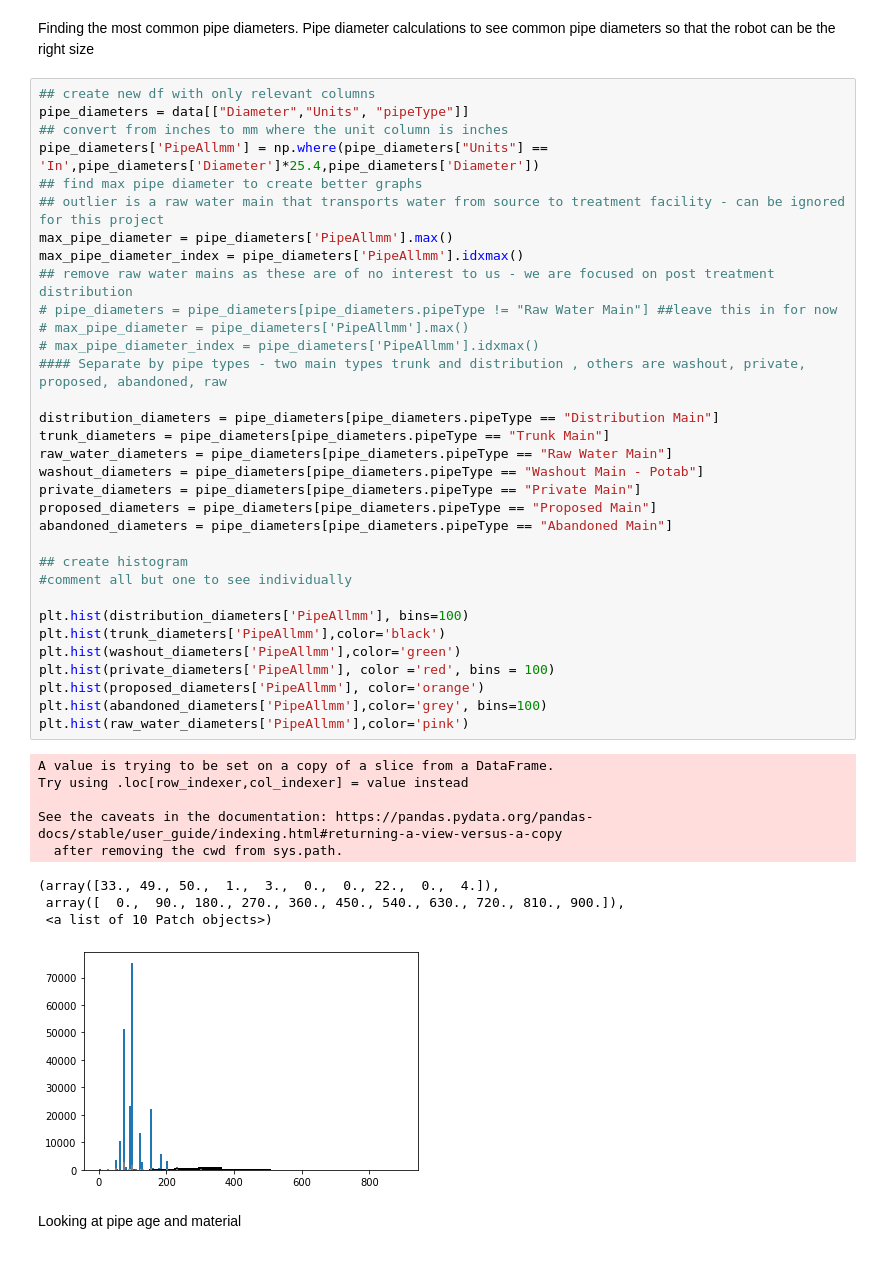
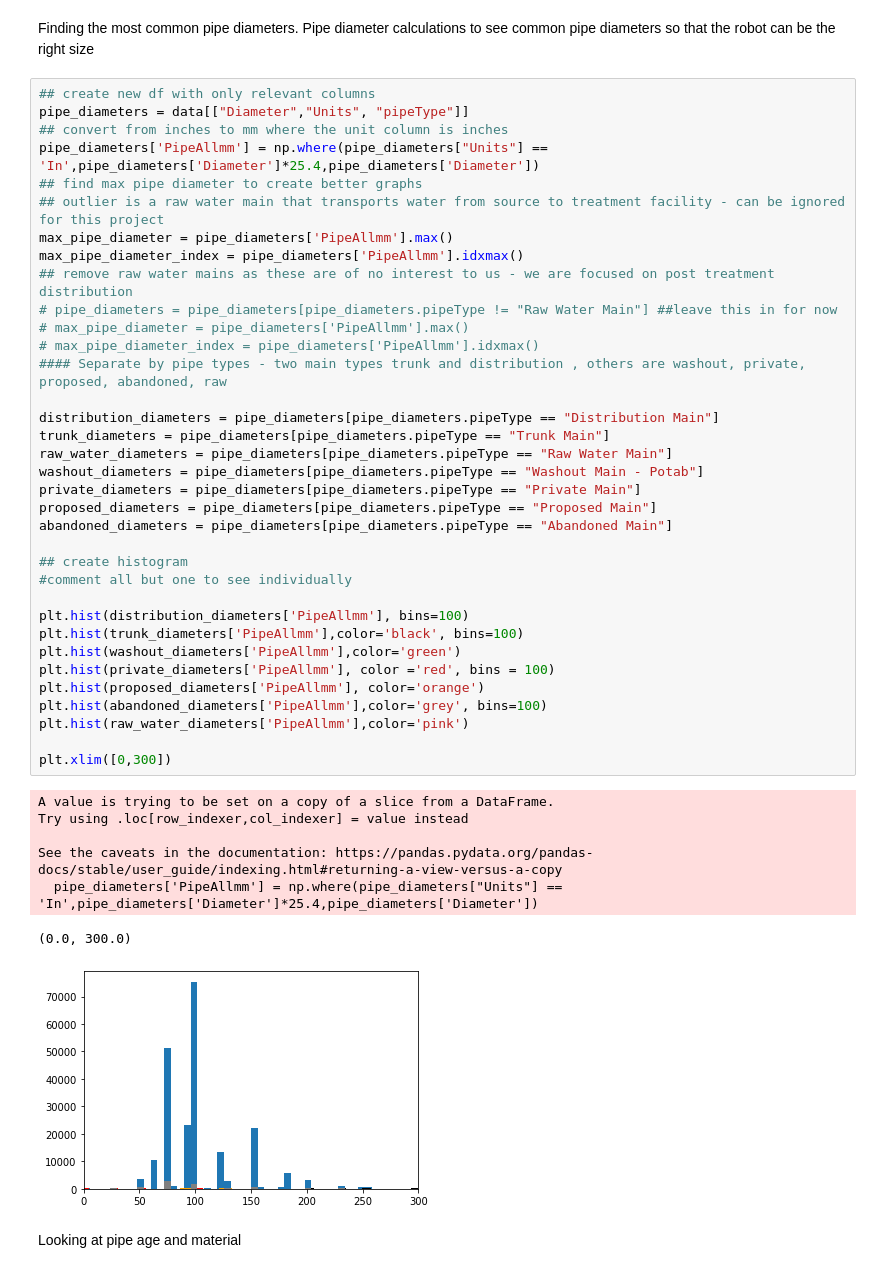
Before and after one commit to OP439/Futures, a Jupyter notebook: WessexWaterData/DatasetInvestigation.ipynb, the cells around one changed output. Cells and saved outputs as stored; diff of their text form.

```diff
--- a/WessexWaterData/DatasetInvestigation.ipynb
+++ b/WessexWaterData/DatasetInvestigation.ipynb
@@ -17,39 +17,39 @@ pipe_diameters['PipeAllmm'] = np.where(pipe_diameters["Units"] == 'In',pipe_diam
 max_pipe_diameter = pipe_diameters['PipeAllmm'].max()
 max_pipe_diameter_index = pipe_diameters['PipeAllmm'].idxmax()
 ## remove raw water mains as these are of no interest to us - we are focused on post treatment distribution
 # pipe_diameters = pipe_diameters[pipe_diameters.pipeType != "Raw Water Main"] ##leave this in for now
 # max_pipe_diameter = pipe_diameters['PipeAllmm'].max()
 # max_pipe_diameter_index = pipe_diameters['PipeAllmm'].idxmax()
 #### Separate by pipe types - two main types trunk and distribution , others are washout, private, proposed, abandoned, raw
 
 distribution_diameters = pipe_diameters[pipe_diameters.pipeType == "Distribution Main"]
 trunk_diameters = pipe_diameters[pipe_diameters.pipeType == "Trunk Main"]
 raw_water_diameters = pipe_diameters[pipe_diameters.pipeType == "Raw Water Main"]
 washout_diameters = pipe_diameters[pipe_diameters.pipeType == "Washout Main - Potab"]
 private_diameters = pipe_diameters[pipe_diameters.pipeType == "Private Main"]
 proposed_diameters = pipe_diameters[pipe_diameters.pipeType == "Proposed Main"]
 abandoned_diameters = pipe_diameters[pipe_diameters.pipeType == "Abandoned Main"]
 
 ## create histogram
 #comment all but one to see individually
 
 plt.hist(distribution_diameters['PipeAllmm'], bins=100)
-plt.hist(trunk_diameters['PipeAllmm'],color='black')
+plt.hist(trunk_diameters['PipeAllmm'],color='black', bins=100)
 plt.hist(washout_diameters['PipeAllmm'],color='green')
 plt.hist(private_diameters['PipeAllmm'], color ='red', bins = 100)
 plt.hist(proposed_diameters['PipeAllmm'], color='orange')
 plt.hist(abandoned_diameters['PipeAllmm'],color='grey', bins=100)
 plt.hist(raw_water_diameters['PipeAllmm'],color='pink')
+
+plt.xlim([0,300])
 # %% [output]
 A value is trying to be set on a copy of a slice from a DataFrame.
 Try using .loc[row_indexer,col_indexer] = value instead
 
 See the caveats in the documentation: https://pandas.pydata.org/pandas-docs/stable/user_guide/indexing.html#returning-a-view-versus-a-copy
-  after removing the cwd from sys.path.
+  pipe_diameters['PipeAllmm'] = np.where(pipe_diameters["Units"] == 'In',pipe_diameters['Diameter']*25.4,pipe_diameters['Diameter'])
-(array([33., 49., 50.,  1.,  3.,  0.,  0., 22.,  0.,  4.]),
- array([  0.,  90., 180., 270., 360., 450., 540., 630., 720., 810., 900.]),
- <a list of 10 Patch objects>)
+(0.0, 300.0)
-[figure, old version]
+[figure, new version]
 # %% [markdown]
 Looking at pipe age and material
 # %%
```
Also changed, not shown: parts of 5 cells of this notebook.
